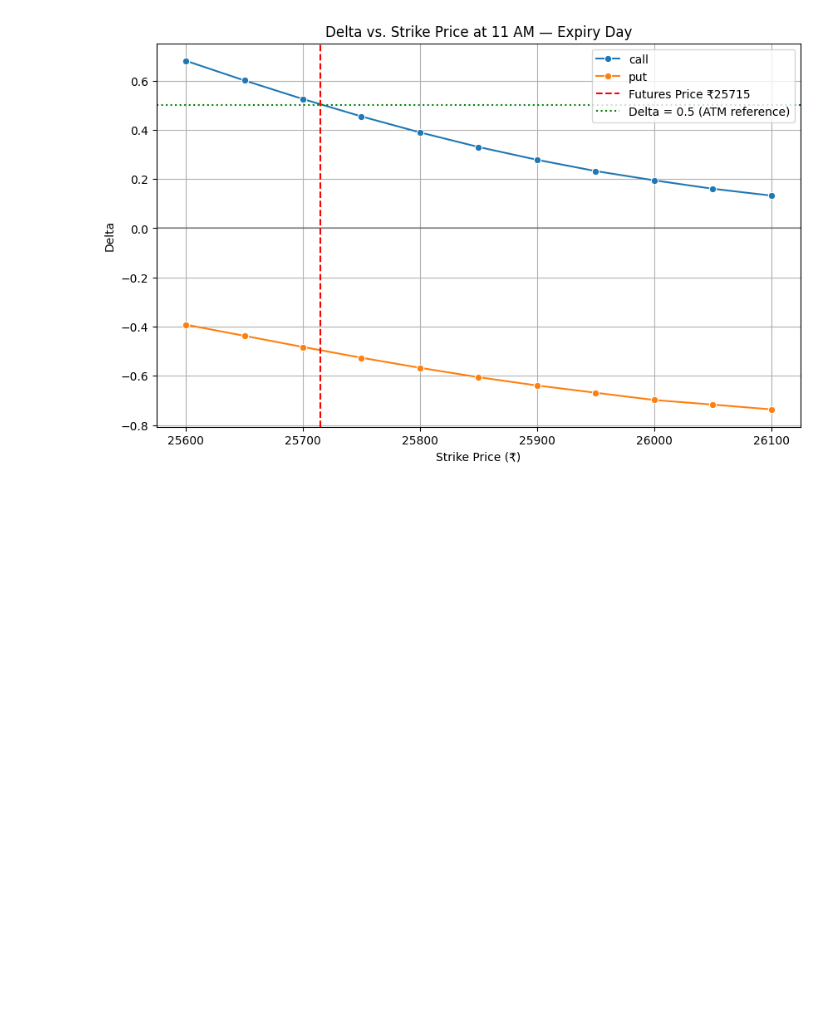
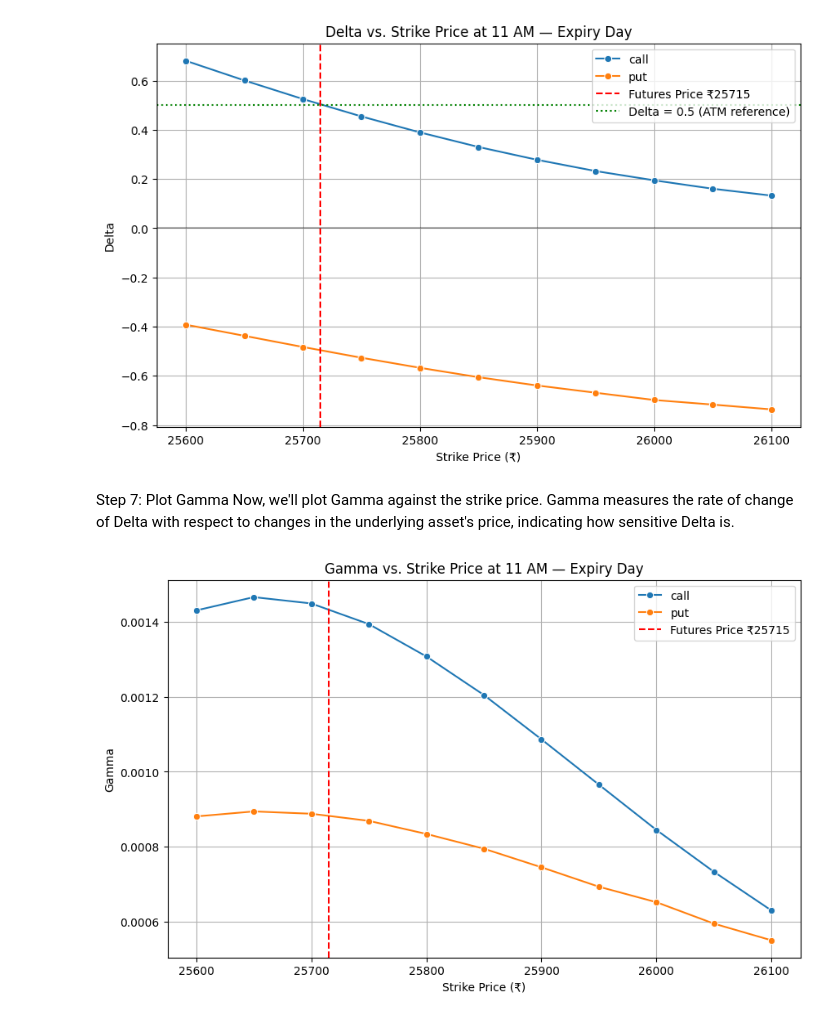
Before and after one commit to adityagupta2107/Delta-Hedging-Adversarial-Stock-Path-Generation-Simulator, a Jupyter notebook: projectNotebook.ipynb, the cells around one changed output. Drawn from its saved outputs; the diff is of its cells as text; code cells hidden in the pictures; blank space fills up the shorter version.

```diff
--- a/projectNotebook.ipynb
+++ b/projectNotebook.ipynb
@@ -405,3 +405,22 @@ plt.grid(True)
 plt.show()
 # %% [output]
 [figure]
+# %% [markdown]
+
+Step 7: Plot Gamma
+Now, we'll plot Gamma against the strike price. Gamma measures the rate of change of Delta with respect to changes in the underlying asset's price, indicating how sensitive Delta is.
+# %%
+plt.figure(figsize=(10, 6))
+sns.lineplot(data=options_df, x='strike_rs', y='gamma',
+             hue='option_type', marker='o')
+
+plt.title('Gamma vs. Strike Price at 11 AM — Expiry Day')
+plt.xlabel('Strike Price (₹)')
+plt.ylabel('Gamma')
+plt.axvline(x=S_rupees, color='red', linestyle='--',
+            label=f'Futures Price ₹{S_rupees:.0f}')
+plt.legend()
+plt.grid(True)
+plt.show()
+# %% [output]
+[figure, added]
```
Also changed, not shown: parts of 11 cells of this notebook.
